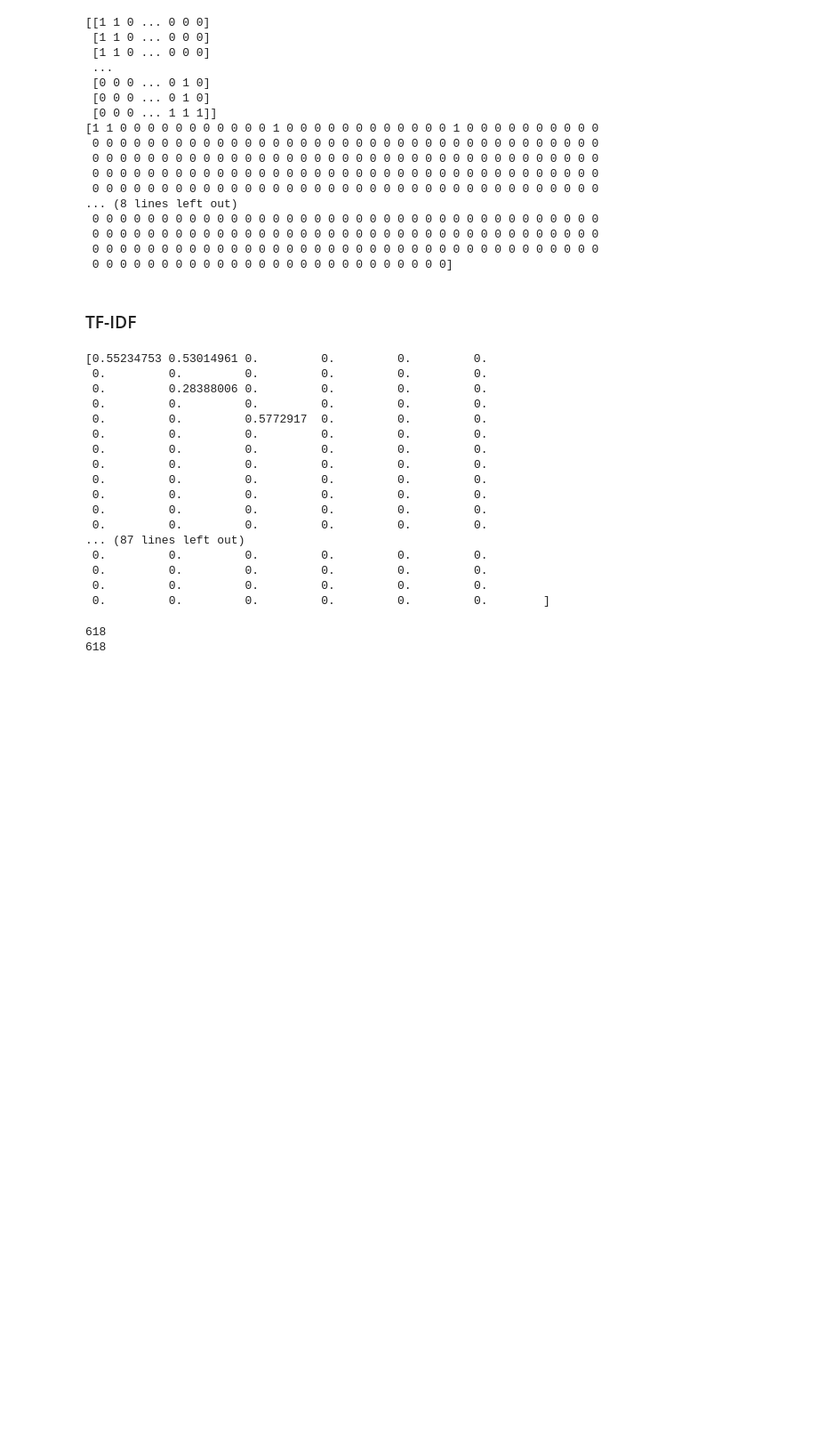
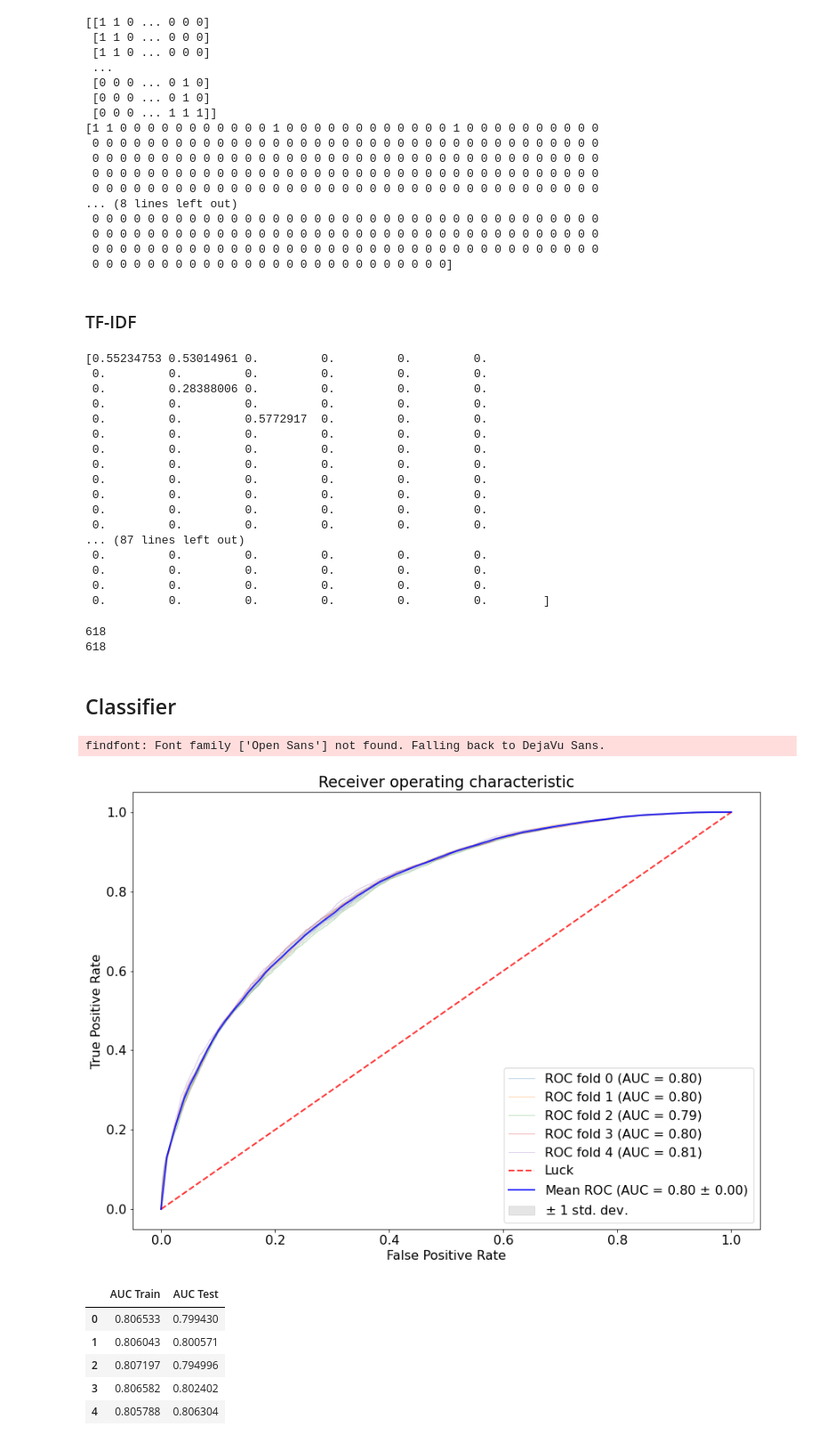
Before and after one commit to mhilmiasyrofi/GenderPredictor, a Jupyter notebook: name-gender-classifier.ipynb, the cells around one changed output. Shown at 89% size. Drawn from its saved outputs; the diff is of its cells as text; code cells hidden in the pictures; blank space fills up the shorter version.

Commit message:
feat(classifier): build random forest

```diff
--- a/name-gender-classifier.ipynb
+++ b/name-gender-classifier.ipynb
@@ -351,3 +351,5 @@ print(len(tfidf_vectorizer.get_feature_names()))
 X = pd.DataFrame(data=tfidf_features.toarray(), columns=tfidf_vectorizer.get_feature_names())
 # %%
 y = names["gender"].apply(lambda x : 1 if x == "M" else 0)
+# %% [markdown]
+## Classifier
@@ -353,0 +360,20 @@ y = names["gender"].apply(lambda x : 1 if x == "M" else 0)
+# %%
+clf = RandomForestClassifier(
+    n_estimators=700,
+    criterion='gini',
+    max_depth=5,
+    min_samples_split=2,
+    min_samples_leaf=1,
+    min_weight_fraction_leaf=0.0,
+    max_features='auto',
+    max_leaf_nodes=None,
+    min_impurity_decrease=0.0,
+    min_impurity_split=None,
+    bootstrap=True,
+    oob_score=False,
+    n_jobs=-1,
+    random_state=0,
+    verbose=0,
+    warm_start=False,
+    class_weight='balanced'
+)
@@ -353,0 +435,24 @@ y = names["gender"].apply(lambda x : 1 if x == "M" else 0)
+# %%
+cv = StratifiedKFold(n_splits=5, random_state=123, shuffle=True)
+results = pd.DataFrame(columns=['training_score', 'test_score'])
+fprs, tprs, scores = [], [], []
+
+for (train, test), i in zip(cv.split(X, y), range(5)):
+    clf.fit(X.iloc[train], y.iloc[train])
+    _, _, auc_score_train = compute_roc_auc(train)
+    fpr, tpr, auc_score = compute_roc_auc(test)
+    scores.append((auc_score_train, auc_score))
+    fprs.append(fpr)
+    tprs.append(tpr)
+
+plot_roc_curve(fprs, tprs)
+pd.DataFrame(scores, columns=['AUC Train', 'AUC Test'])
+# %% [output]
+findfont: Font family ['Open Sans'] not found. Falling back to DejaVu Sans.
+[figure, added]
+|  | AUC Train | AUC Test |
+| 0 | 0.806533 | 0.799430 |
+| 1 | 0.806043 | 0.800571 |
+| 2 | 0.807197 | 0.794996 |
+| 3 | 0.806582 | 0.802402 |
+| 4 | 0.805788 | 0.806304 |
```
Also changed, not shown: parts of 2 cells of this notebook.
